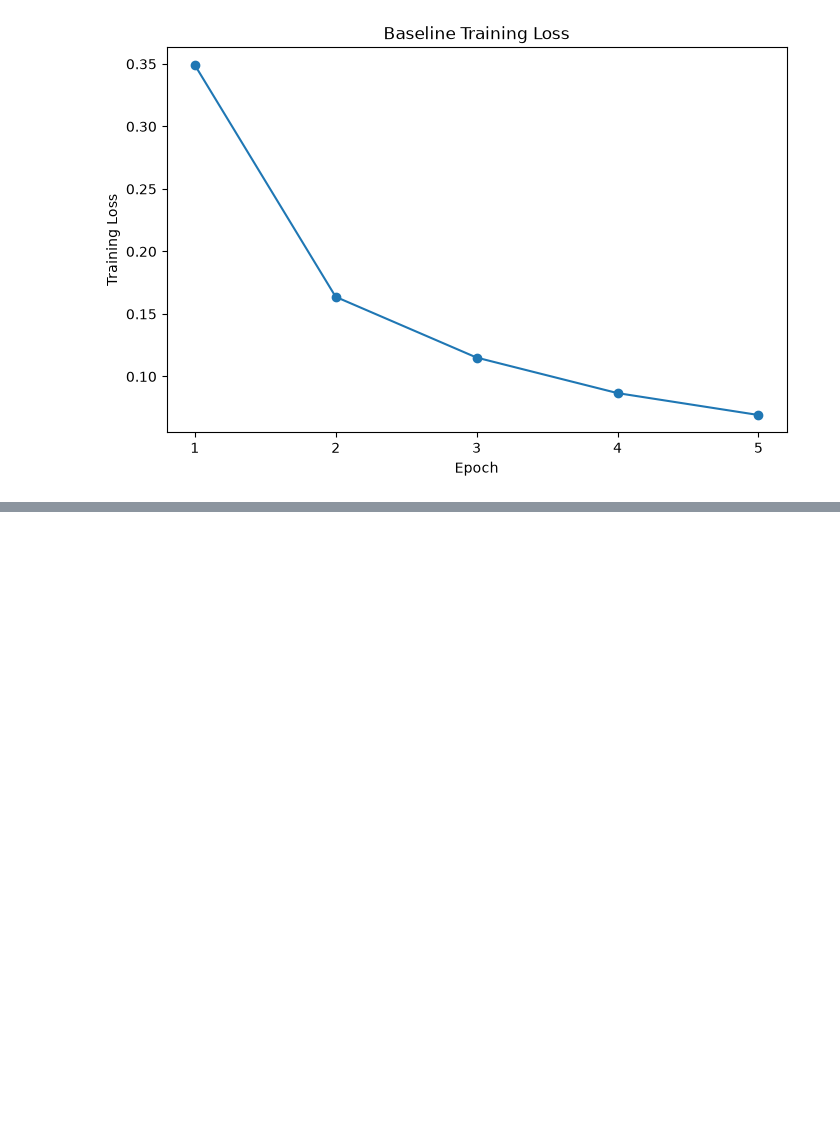
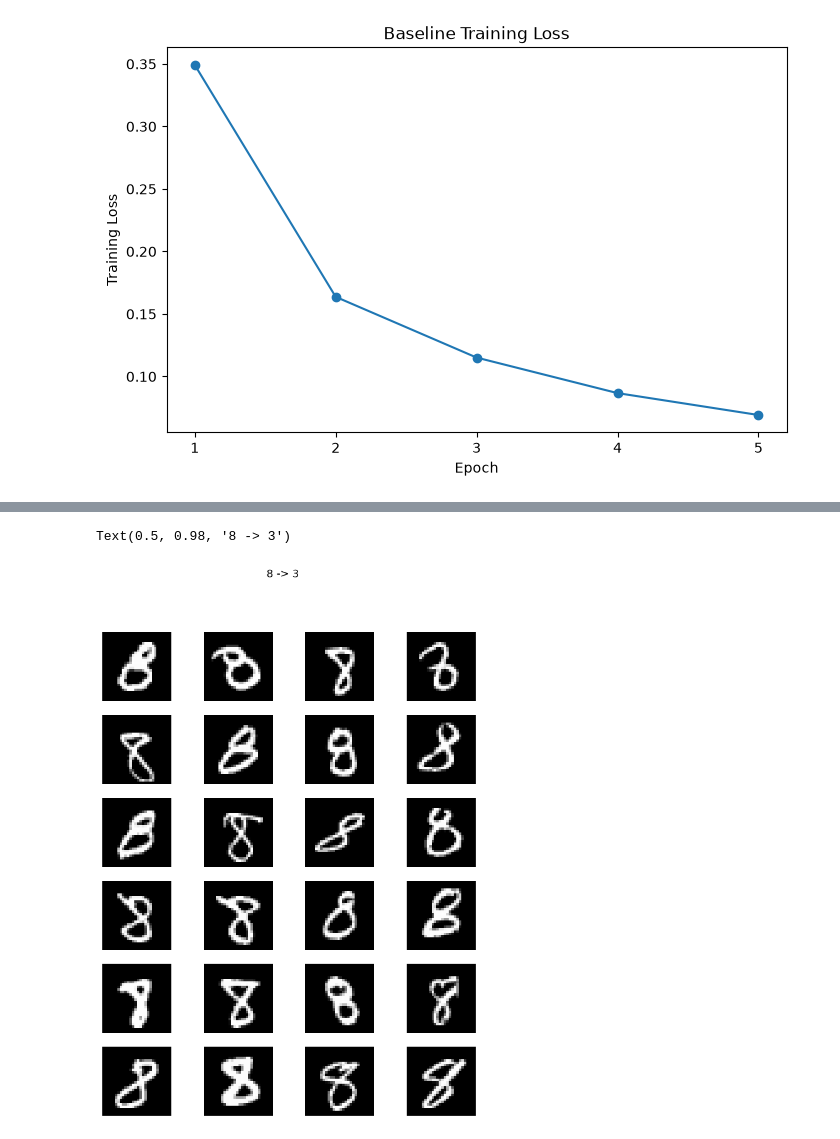
Before and after one commit to ttzeteny/digit-vision, a Jupyter notebook: ml/notebooks/02_baseline_model.ipynb, the cells around one changed output, grey strips where cells are left out. Saved outputs shown, nothing was run; the diff lists cells and outputs as text; code cells hidden in the pictures; blank space fills up the shorter version.

```diff
--- a/ml/notebooks/02_baseline_model.ipynb
+++ b/ml/notebooks/02_baseline_model.ipynb
@@ -216,0 +389,18 @@ plt.xticks(range(1, epochs + 1))
+# %%
+true_digit = 8
+predicted_digit = 3
+
+pair_indices = torch.where((all_labels == true_digit) & (all_predictions == predicted_digit))[0]
+# %%
+fig, axes = plt.subplots(6, 4, figsize=(8,10))
+
+for ax, index in zip(axes.flat, pair_indices[:24]):
+    image = all_images[index].squeeze()
+
+    ax.imshow(image, cmap="gray")
+    ax.axis("off")
+
+plt.suptitle(f"{true_digit} -> {predicted_digit}")
+# %% [output]
+Text(0.5, 0.98, '8 -> 3')
+[figure, added]
```
Also changed, not shown: parts of 17 cells of this notebook.
